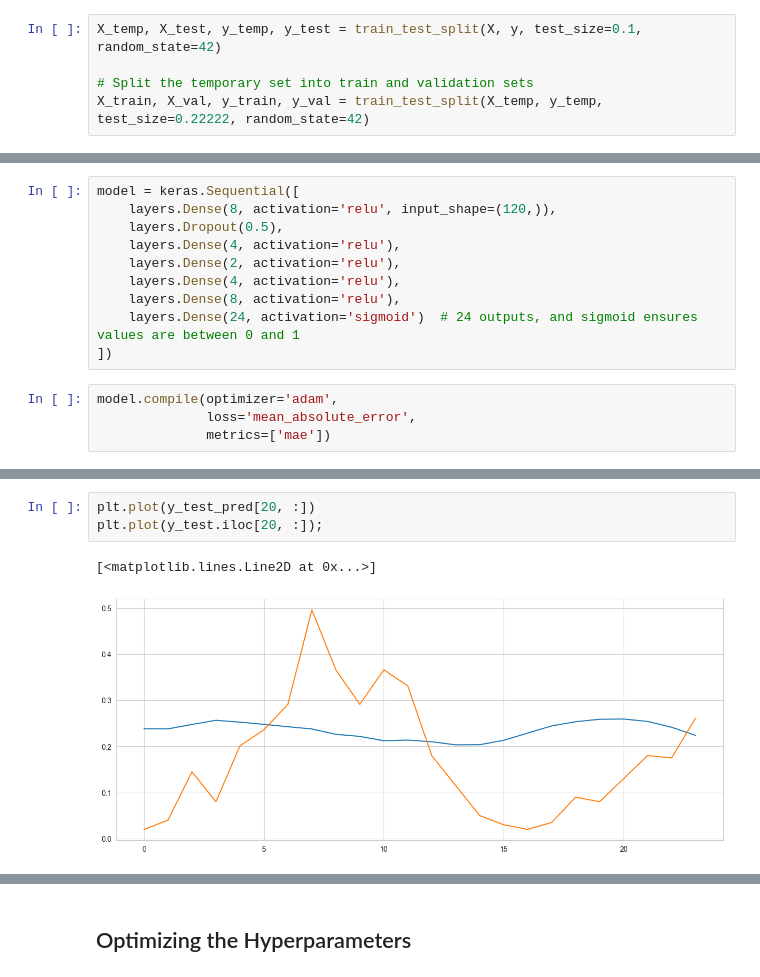
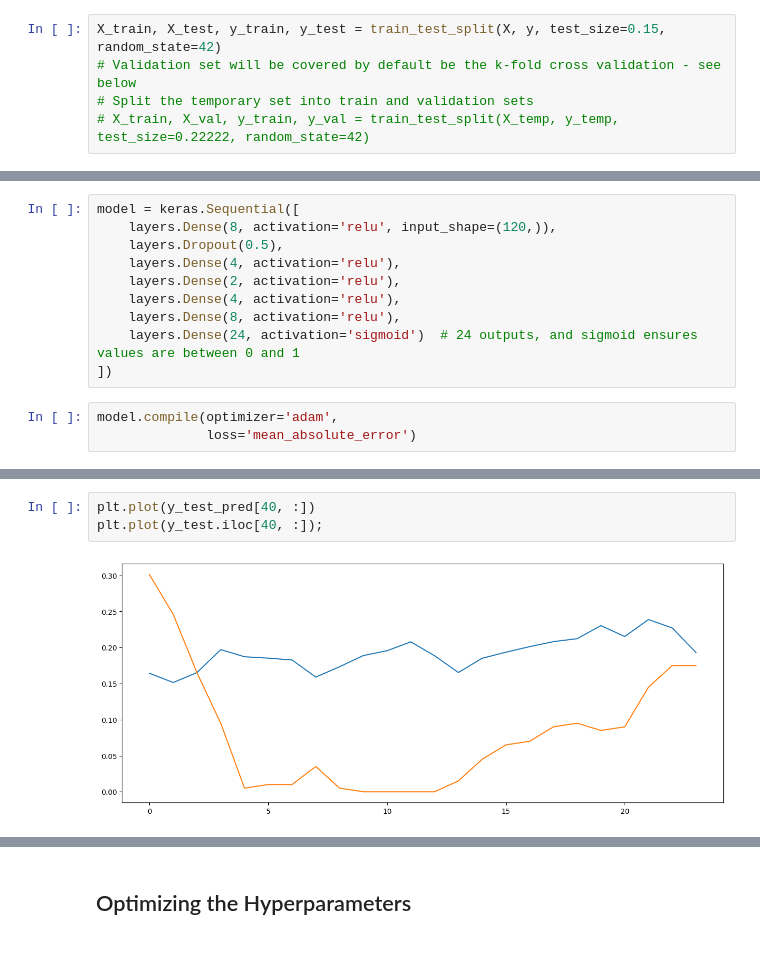
Before and after one commit to KarelMacek/zephyros, a Jupyter notebook: my_notebook.ipynb, the cells around one changed output, grey strips where cells are left out. Cells and saved outputs as stored; diff of their text form; blank space fills up the shorter version.

```diff
--- a/my_notebook.ipynb
+++ b/my_notebook.ipynb
@@ -569,10 +582,10 @@ y.shape
 # %% [markdown]
 ## Training the model
 # %%
-X_temp, X_test, y_temp, y_test = train_test_split(X, y, test_size=0.1, random_state=42)
-
+X_train, X_test, y_train, y_test = train_test_split(X, y, test_size=0.15, random_state=42)
+# Validation set will be covered by default be the k-fold cross validation - see below
 # Split the temporary set into train and validation sets
-X_train, X_val, y_train, y_val = train_test_split(X_temp, y_temp, test_size=0.22222, random_state=42)
+# X_train, X_val, y_train, y_val = train_test_split(X_temp, y_temp, test_size=0.22222, random_state=42)
 # %%
 X_train
 # %% [output]
@@ -615,8 +629,7 @@ model = keras.Sequential([
 ])
 # %%
 model.compile(optimizer='adam',
-              loss='mean_absolute_error',
-              metrics=['mae'])
+              loss='mean_absolute_error')
 # %%
 model.fit(XX, yy, epochs=1000, batch_size=8, validation_split=0.1)
 # %% [output]
@@ -647,6 +661,5 @@ mean_absolute_error(y_test.values, y_test_pred)
 # %%
-plt.plot(y_test_pred[20, :])
-plt.plot(y_test.iloc[20, :]);
+plt.plot(y_test_pred[40, :])
+plt.plot(y_test.iloc[40, :]);
 # %% [output]
-[<matplotlib.lines.Line2D at 0x...>]
-[figure, old version]
+[figure, new version]
```
Also changed, not shown: parts of 51 cells of this notebook.
